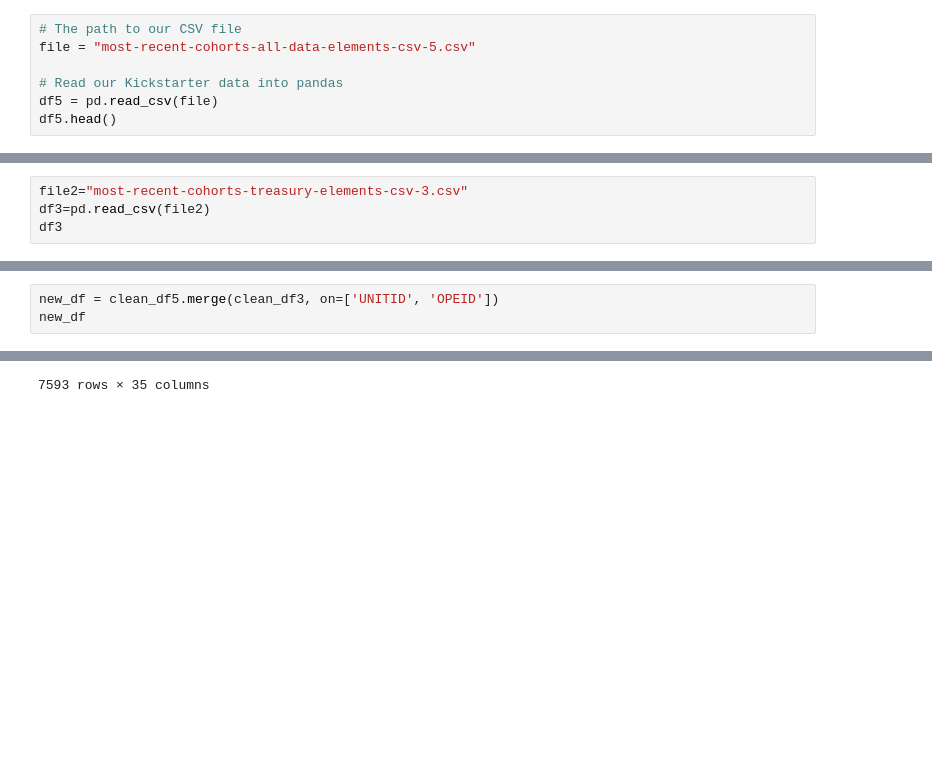
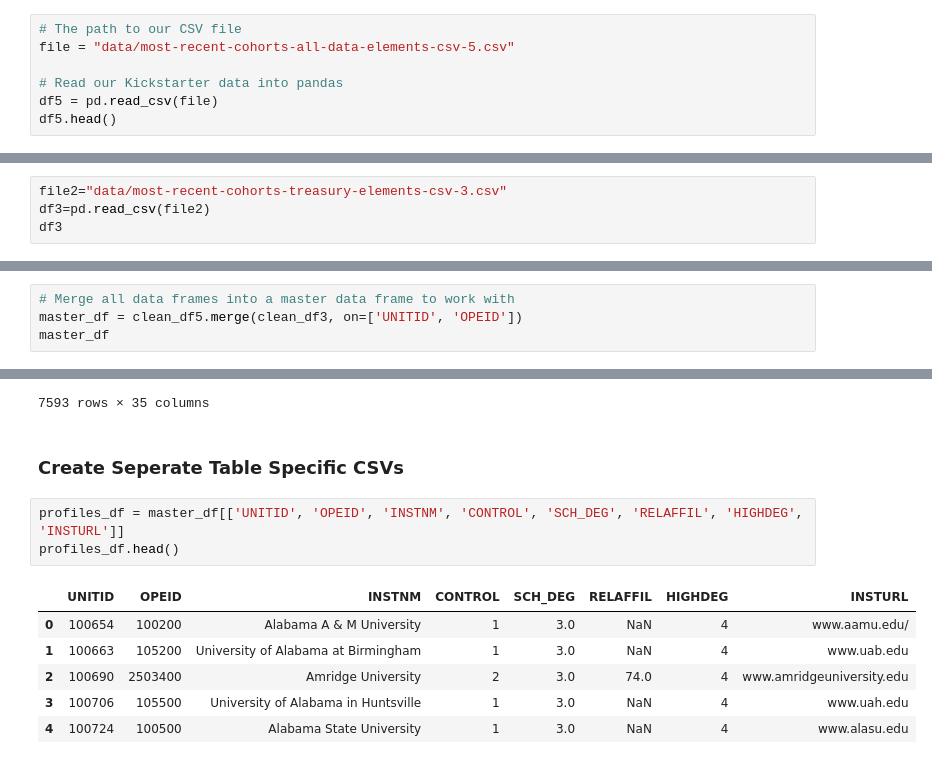
Before and after one commit to MrJlmeza/ETL-Pipeline, a Jupyter notebook: data_cleanup.ipynb, the cells around one changed output, grey strips where cells are left out. Cells and saved outputs as stored; diff of their text form; blank space fills up the shorter version.

Commit message:
Data Directory Added. Updated gitignore. Updated Jupyter Notebook for full code completion.

```diff
--- a/data_cleanup.ipynb
+++ b/data_cleanup.ipynb
@@ -3,6 +4,6 @@ import pandas as pd
 # %%
 # The path to our CSV file
-file = "most-recent-cohorts-all-data-elements-csv-5.csv"
+file = "data/most-recent-cohorts-all-data-elements-csv-5.csv"
 
 # Read our Kickstarter data into pandas
 df5 = pd.read_csv(file)
@@ -16,7 +17,7 @@ df5.head()
 | 4 | 100724 | 100500 | 1005 | Alabama State University | Montgomery | AL | 36104-0271 | Southern Association of Colleges ... | www.alasu.edu | www.alasu.edu/cost-aid/forms/calc... | ... |
 5 rows × 1805 columns
 # %%
-file2="most-recent-cohorts-treasury-elements-csv-3.csv"
+file2="data/most-recent-cohorts-treasury-elements-csv-3.csv"
 df3=pd.read_csv(file2)
 df3
 # %% [output]
@@ -70,8 +73,9 @@ clean_df3
 | 7592 | 48621101 | 4215601 | NaN | NaN | NaN | NaN | NaN | NaN |
 7593 rows × 8 columns
 # %%
-new_df = clean_df5.merge(clean_df3, on=['UNITID', 'OPEID'])
-new_df
+# Merge all data frames into a master data frame to work with
+master_df = clean_df5.merge(clean_df3, on=['UNITID', 'OPEID'])
+master_df
 # %% [output]
 |  | UNITID | OPEID | INSTNM | HIGHDEG | CONTROL | SCH_DEG | UGDS | PPTUG_EF | ADM_RATE | CITY | ... | ... |
 | 0 | 100654 | 100200 | Alabama A & M University | 4 | 1 | 3.0 | 4505.0 | 0.0626 | 0.6538 | Normal | ... | ... |
@@ -86,3 +90,15 @@ new_df
 | 7591 | 48414501 | 4232401 | Vantage College-San Antonio | 0 | 3 | NaN | NaN | NaN | NaN | San Antonio | ... | ... |
 | 7592 | 48621101 | 4215601 | American Institute of Pharmaceuti... | 0 | 3 | NaN | NaN | NaN | NaN | Newark | ... | ... |
 7593 rows × 35 columns
+# %% [markdown]
+### Create Seperate Table Specific CSVs
+# %%
+profiles_df = master_df[['UNITID', 'OPEID', 'INSTNM', 'CONTROL', 'SCH_DEG', 'RELAFFIL', 'HIGHDEG', 'INSTURL']]
+profiles_df.head()
+# %% [output]
+|  | UNITID | OPEID | INSTNM | CONTROL | SCH_DEG | RELAFFIL | HIGHDEG | INSTURL |
+| 0 | 100654 | 100200 | Alabama A & M University | 1 | 3.0 | NaN | 4 | www.aamu.edu/ |
+| 1 | 100663 | 105200 | University of Alabama at Birmingham | 1 | 3.0 | NaN | 4 | www.uab.edu |
+| 2 | 100690 | 2503400 | Amridge University | 2 | 3.0 | 74.0 | 4 | www.amridgeuniversity.edu |
+| 3 | 100706 | 105500 | University of Alabama in Huntsville | 1 | 3.0 | NaN | 4 | www.uah.edu |
+| 4 | 100724 | 100500 | Alabama State University | 1 | 3.0 | NaN | 4 | www.alasu.edu |
```
Also changed, not shown: parts of 27 cells of this notebook, 2 other files.
